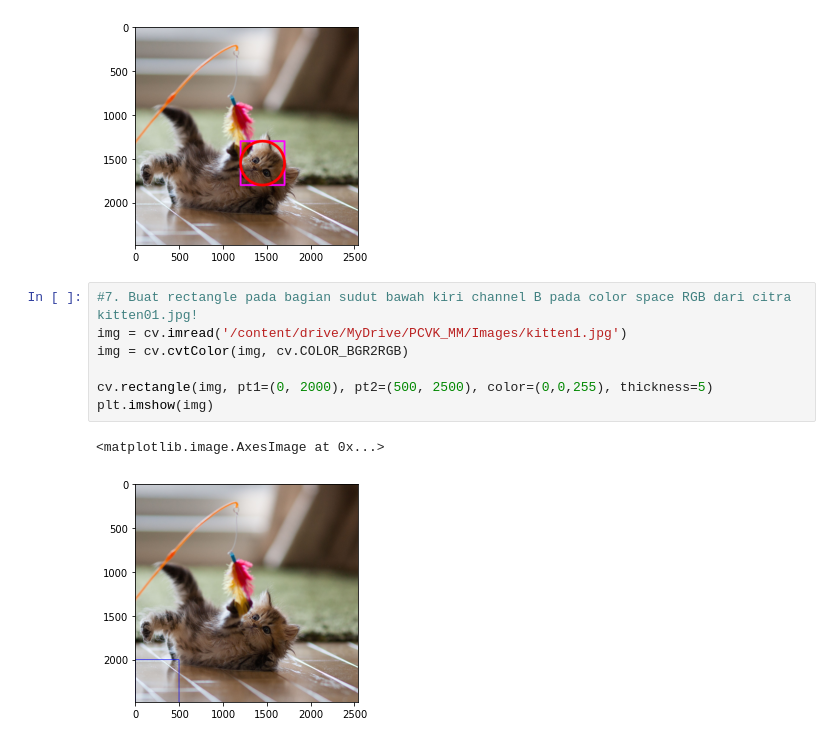
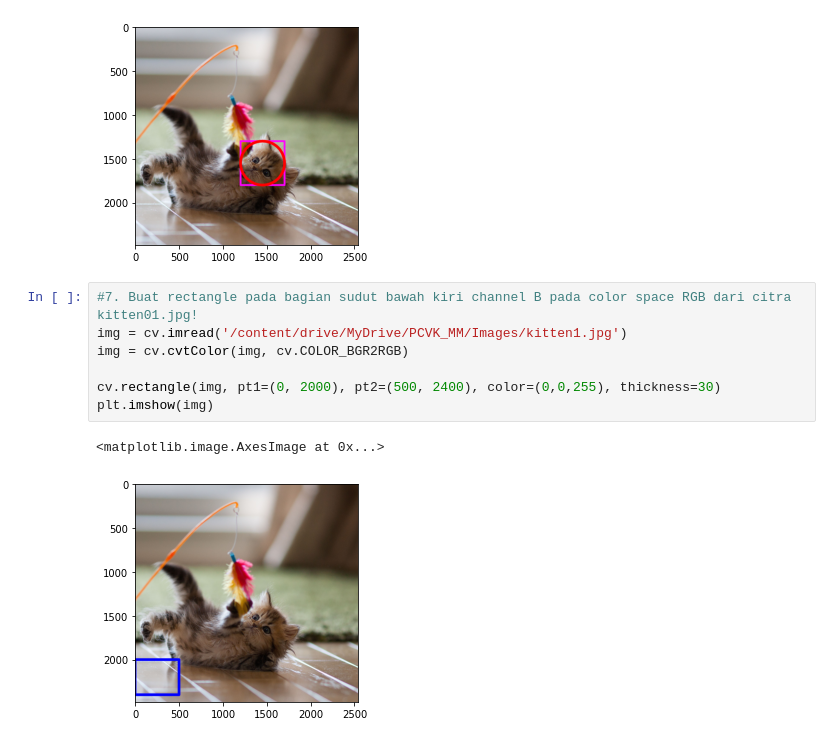
Before and after one commit to KharisMm19/PCVK_Genap_2021, a Jupyter notebook: Weekk2.ipynb, the cells around one changed output. Saved outputs shown, nothing was run; the diff lists cells and outputs as text.

```diff
--- a/Weekk2.ipynb
+++ b/Weekk2.ipynb
@@ -186,10 +186,10 @@ plt.imshow(img)
 # %%
 #7. Buat rectangle pada bagian sudut bawah kiri channel B pada color space RGB dari citra kitten01.jpg!
 img = cv.imread('/content/drive/MyDrive/PCVK_MM/Images/kitten1.jpg')
 img = cv.cvtColor(img, cv.COLOR_BGR2RGB)
 
-cv.rectangle(img, pt1=(0, 2000), pt2=(500, 2500), color=(0,0,255), thickness=5)
+cv.rectangle(img, pt1=(0, 2000), pt2=(500, 2400), color=(0,0,255), thickness=30)
 plt.imshow(img)
 # %% [output]
 <matplotlib.image.AxesImage at 0x...>
-[figure, old version]
+[figure, new version]
```
